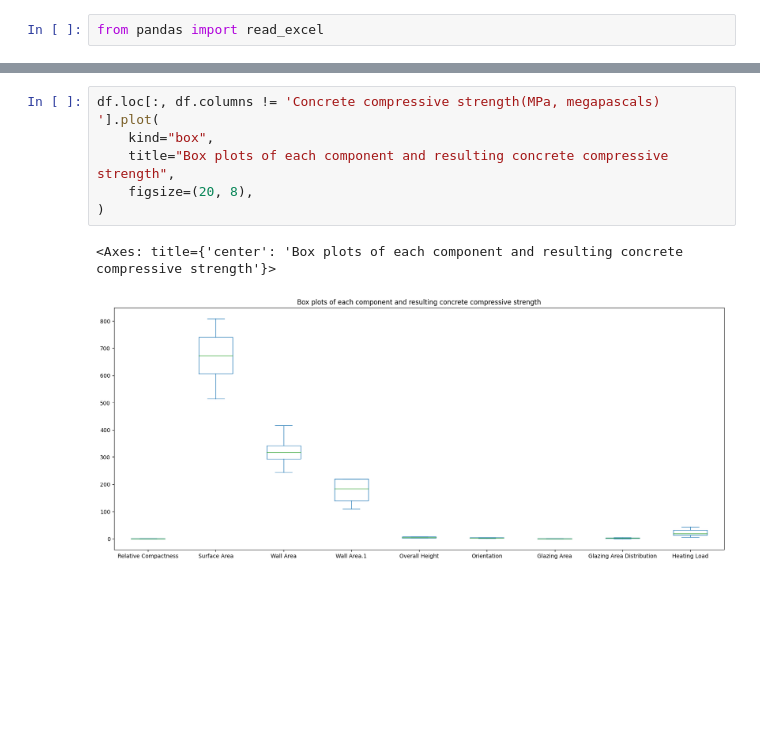
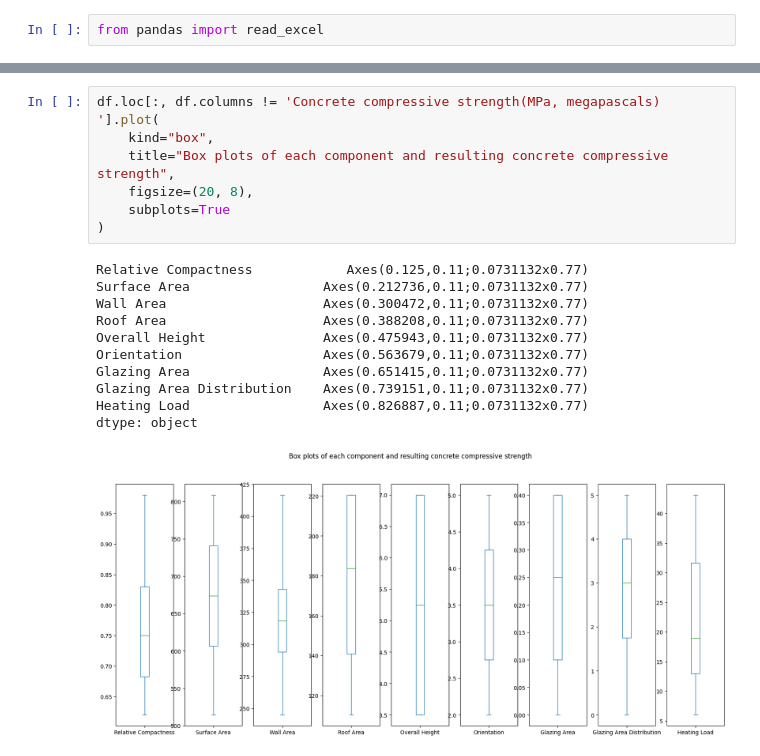
Before and after one commit to raacee/CASP_Project, a Jupyter notebook: energy/energy_plots.ipynb, the cells around one changed output, grey strips where cells are left out. Drawn from its saved outputs; the diff is of its cells as text; blank space fills up the shorter version.

```diff
--- a/energy/energy_plots.ipynb
+++ b/energy/energy_plots.ipynb
@@ -22,9 +22,19 @@ df
 # %%
 df.loc[:, df.columns != 'Concrete compressive strength(MPa, megapascals) '].plot(
     kind="box",
     title="Box plots of each component and resulting concrete compressive strength",
     figsize=(20, 8),
+    subplots=True
 )
 # %% [output]
-<Axes: title={'center': 'Box plots of each component and resulting concrete compressive strength'}>
+Relative Compactness            Axes(0.125,0.11;0.0731132x0.77)
+Surface Area                 Axes(0.212736,0.11;0.0731132x0.77)
+Wall Area                    Axes(0.300472,0.11;0.0731132x0.77)
+Roof Area                    Axes(0.388208,0.11;0.0731132x0.77)
+Overall Height               Axes(0.475943,0.11;0.0731132x0.77)
+Orientation                  Axes(0.563679,0.11;0.0731132x0.77)
+Glazing Area                 Axes(0.651415,0.11;0.0731132x0.77)
+Glazing Area Distribution    Axes(0.739151,0.11;0.0731132x0.77)
+Heating Load                 Axes(0.826887,0.11;0.0731132x0.77)
+dtype: object
-[figure, old version]
+[figure, new version]
```
Also changed, not shown: parts of 1 cell of this notebook, 5 other files.
